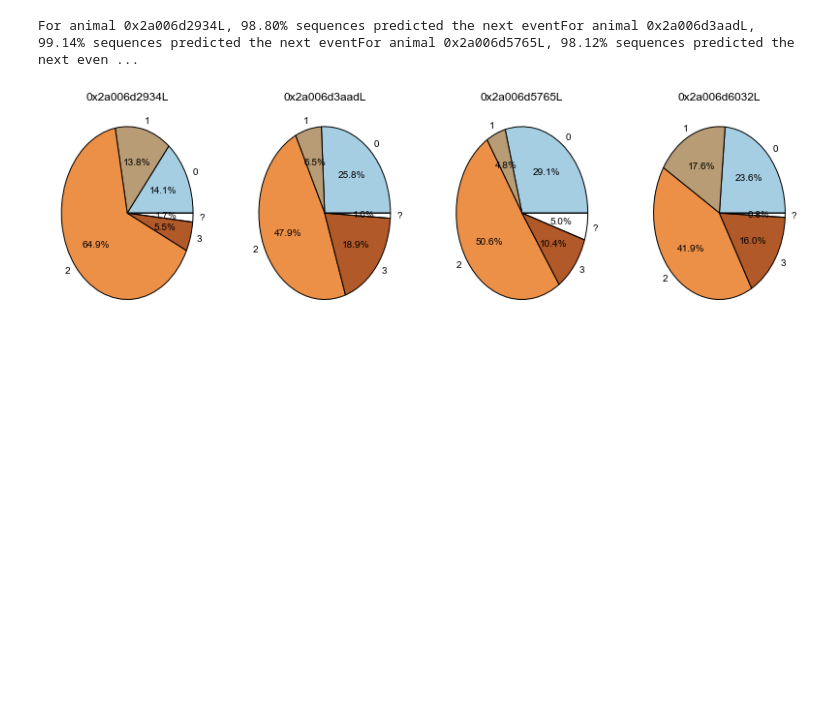
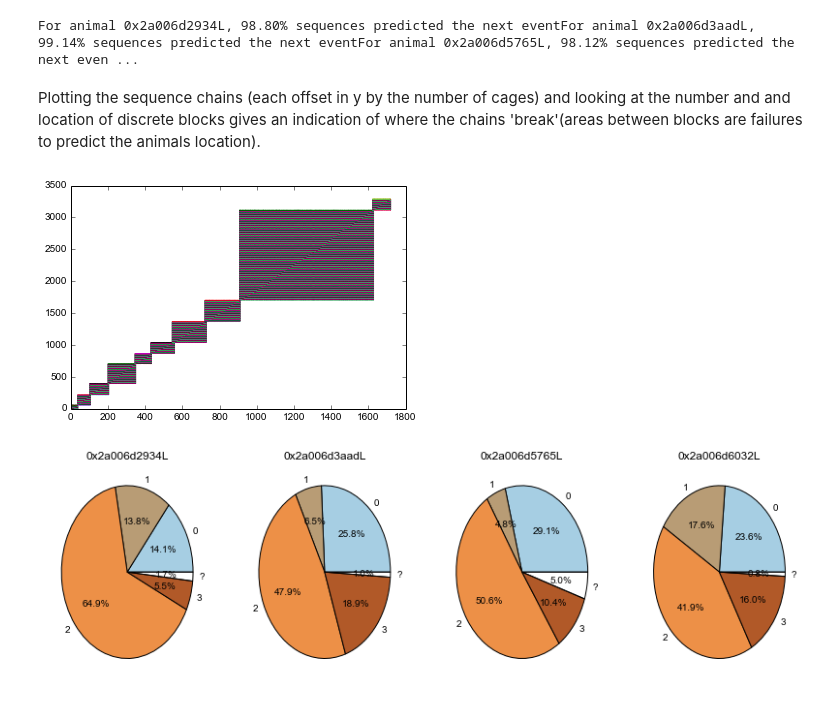
Before and after one commit to braingram/blockparty, a Jupyter notebook: computing_occupancy.ipynb, the cells around one changed output. Cells and saved outputs as stored; diff of their text form; code cells hidden in the pictures; blank space fills up the shorter version.

Commit message:
add chain plot to notebook

```diff
--- a/computing_occupancy.ipynb
+++ b/computing_occupancy.ipynb
@@ -44,6 +44,12 @@ When an animal moves through 2 tubes (e.g. 1 then 2) we can infer the animal was
 for a in animals:    print("For animal %s, %0.2f%% sequences predicted the next event" % (hex(a), sequences[a][1] * 100))
 # %% [output]
 For animal 0x2a006d2934L, 98.80% sequences predicted the next eventFor animal 0x2a006d3aadL, 99.14% sequences predicted the next eventFor animal 0x2a006d5765L, 98.12% sequences predicted the next even ...
+# %% [markdown]
+Plotting the sequence chains (each offset in y by the number of cages) and looking at the number and and location of discrete blocks gives an indication of where the chains 'break'(areas between blocks are failures to predict the animals location).
+# %%
+blockpartyrfid.vis.plot_sequence_chain(raw_sequences[a], chain_offset=len(boards) + 1)
+# %% [output]
+[figure, added]
 # %%
 # merge per-animal occupancieso = blockpartyrfid.occupancy.merge_occupancies(occupancy.values())# save as a .csv fileoutput_filename = 'occupancy.csv'numpy.savetxt(output_filename, o, delimiter=',')
 # %%
```
